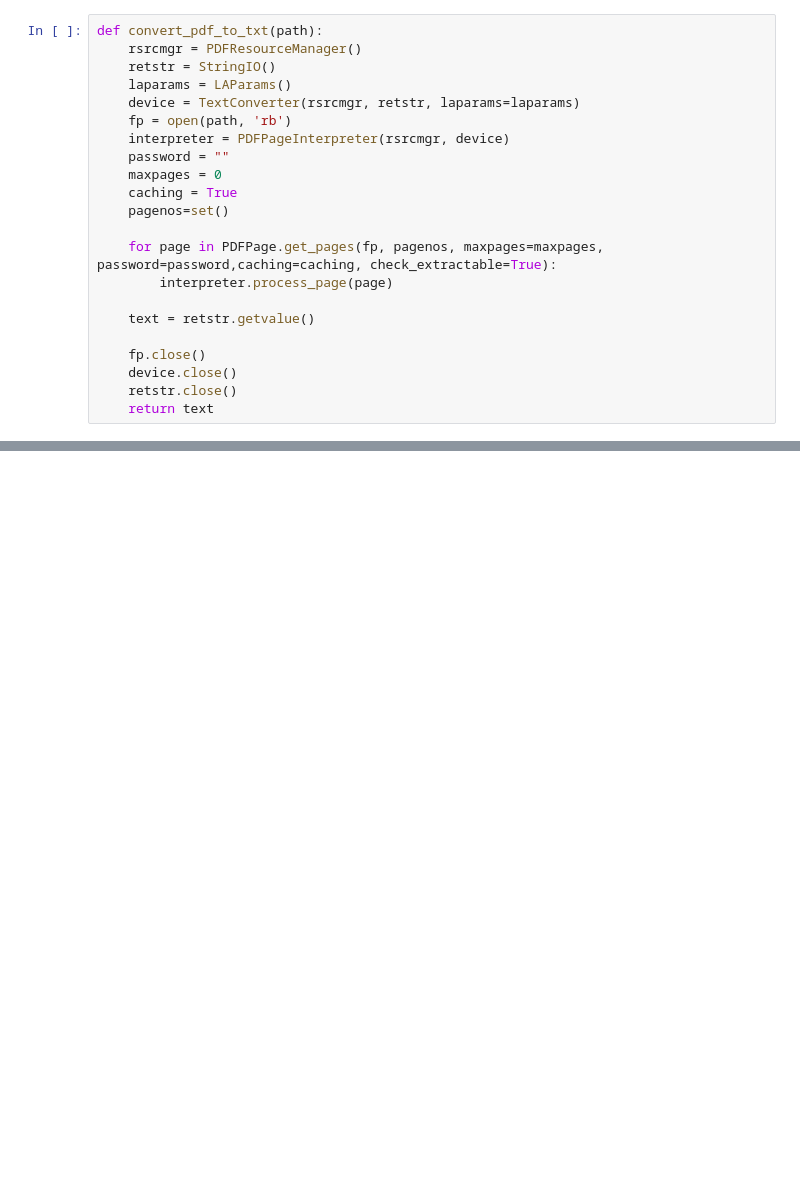
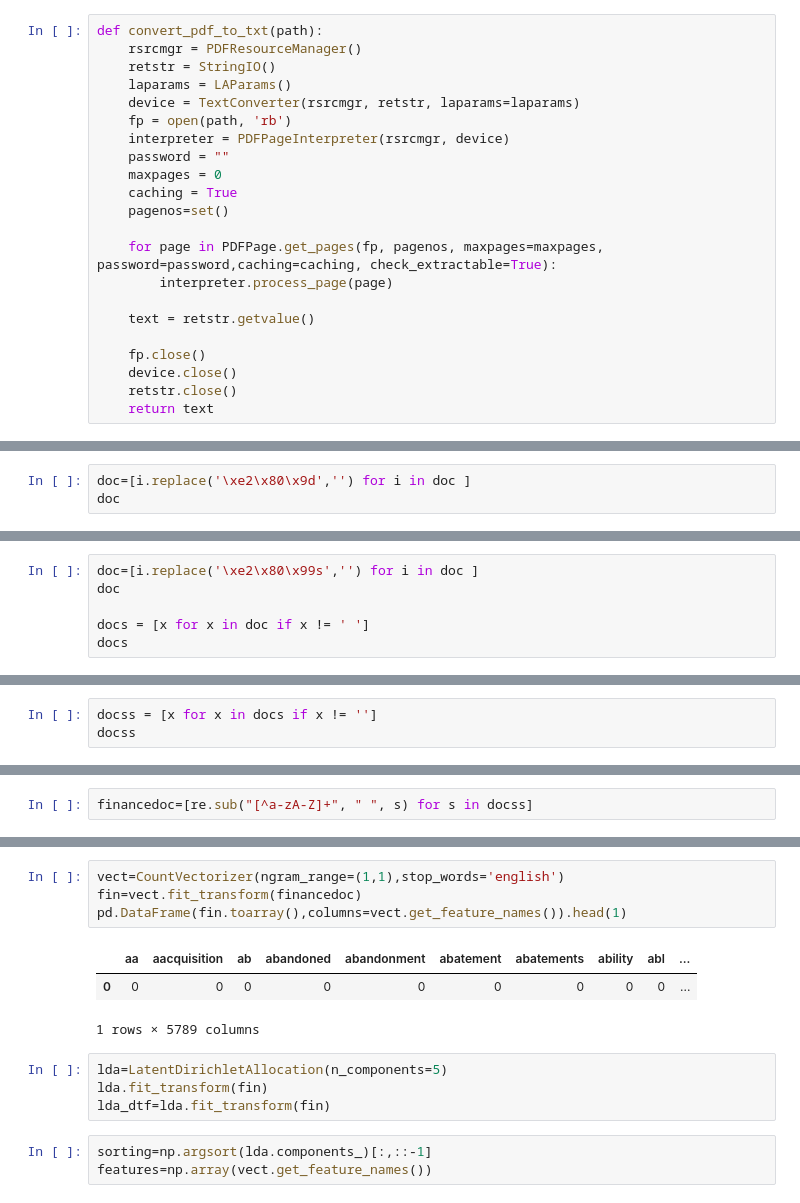
Before and after one commit to FerraroSoftware/AlgoTrading, a Jupyter notebook: sec_nlp.ipynb, the cells around one changed output, grey strips where cells are left out. Saved outputs shown, nothing was run; the diff lists cells and outputs as text; blank space fills up the shorter version.

```diff
--- a/sec_nlp.ipynb
+++ b/sec_nlp.ipynb
@@ -42,0 +91,3 @@ def convert_pdf_to_txt(path):
+# %%
+doc=[i.replace('\xe2\x80\x9d','') for i in doc ]
+doc
@@ -42,0 +112,6 @@ def convert_pdf_to_txt(path):
+# %%
+doc=[i.replace('\xe2\x80\x99s','') for i in doc ]
+doc
+
+docs = [x for x in doc if x != ' ']
+docs
@@ -42,0 +136,3 @@ def convert_pdf_to_txt(path):
+# %%
+docss = [x for x in docs if x != '']
+docss
@@ -42,0 +157,2 @@ def convert_pdf_to_txt(path):
+# %%
+financedoc=[re.sub("[^a-zA-Z]+", " ", s) for s in docss]
@@ -42,0 +179,15 @@ def convert_pdf_to_txt(path):
+# %%
+vect=CountVectorizer(ngram_range=(1,1),stop_words='english')
+fin=vect.fit_transform(financedoc)
+pd.DataFrame(fin.toarray(),columns=vect.get_feature_names()).head(1)
+# %% [output]
+|  | aa | aacquisition | ab | abandoned | abandonment | abatement | abatements | ability | abl | ... |
+| 0 | 0 | 0 | 0 | 0 | 0 | 0 | 0 | 0 | 0 | ... |
+1 rows × 5789 columns
+# %%
+lda=LatentDirichletAllocation(n_components=5)
+lda.fit_transform(fin)
+lda_dtf=lda.fit_transform(fin)
+# %%
+sorting=np.argsort(lda.components_)[:,::-1]
+features=np.array(vect.get_feature_names())
```
Also changed, not shown: parts of 19 cells of this notebook, 2 other files.
